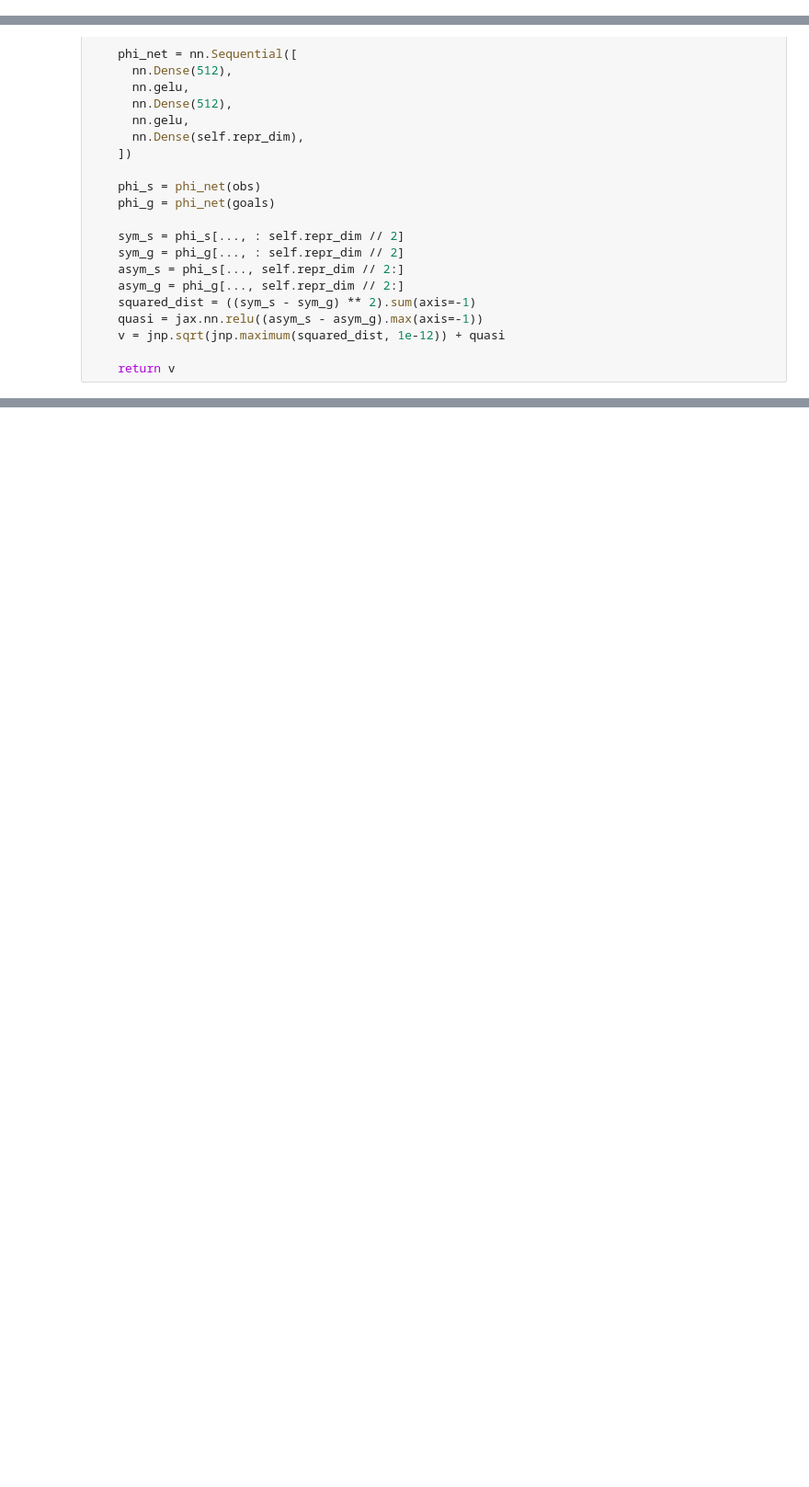
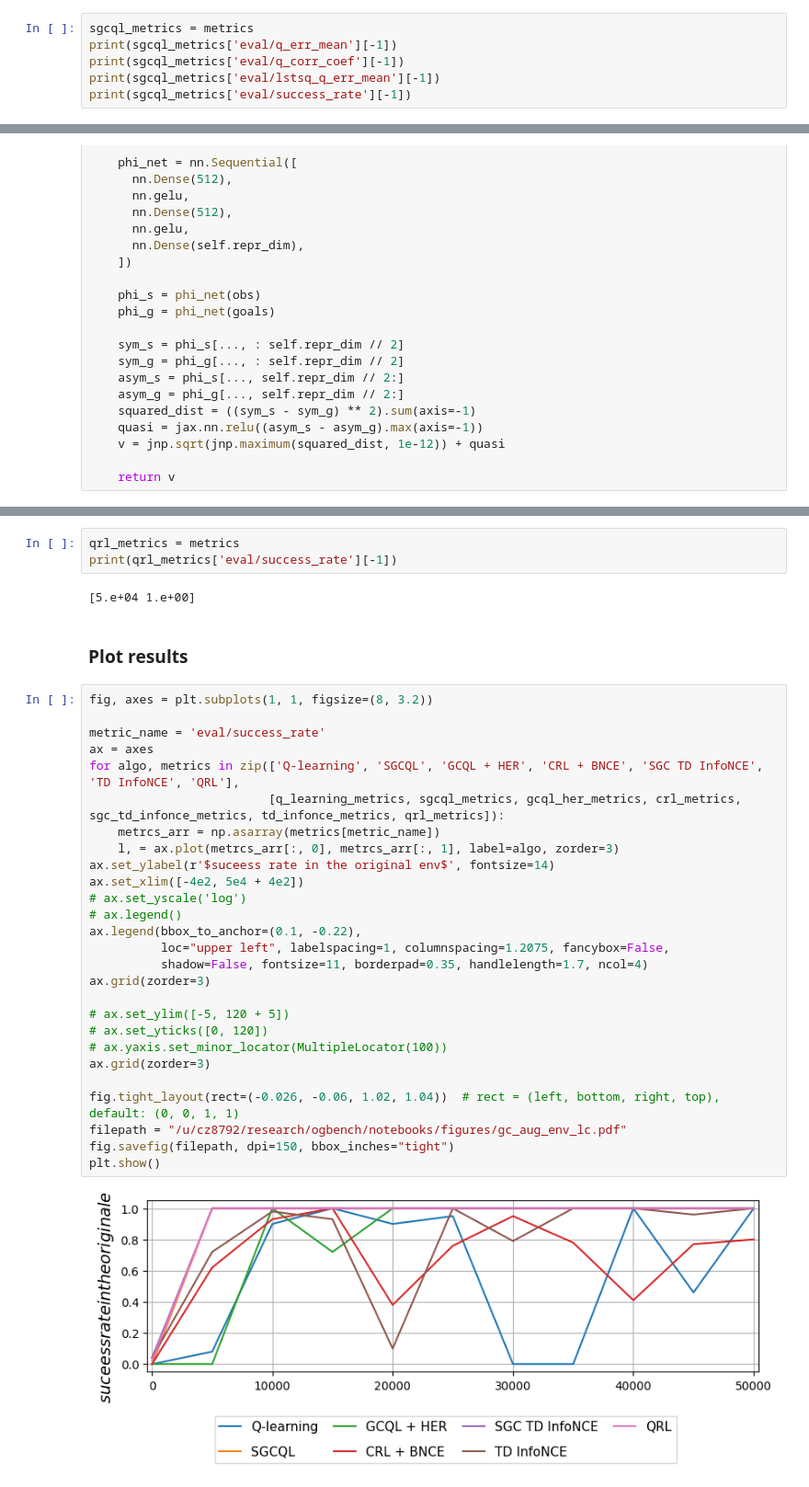
Before and after one commit to chongyi-zheng/ogbench, a Jupyter notebook: notebooks/mdp2gcmdp_CliffWalking.ipynb, the cells around one changed output, grey strips where cells are left out. Shown at 92% size. Drawn from its saved outputs; the diff is of its cells as text; blank space fills up the shorter version.

Commit message:
add gc cliffwalking figures

```diff
--- a/notebooks/mdp2gcmdp_CliffWalking.ipynb
+++ b/notebooks/mdp2gcmdp_CliffWalking.ipynb
@@ -960,0 +963,6 @@ for i in tqdm.trange(1, num_iterations + 1):
+# %%
+sgcql_metrics = metrics
+print(sgcql_metrics['eval/q_err_mean'][-1])
+print(sgcql_metrics['eval/q_corr_coef'][-1])
+print(sgcql_metrics['eval/lstsq_q_err_mean'][-1])
+print(sgcql_metrics['eval/success_rate'][-1])
@@ -2246,0 +2260,36 @@ for i in tqdm.trange(1, num_iterations + 1):
+# %%
+qrl_metrics = metrics
+print(qrl_metrics['eval/success_rate'][-1])
+# %% [output]
+[5.e+04 1.e+00]
+# %% [markdown]
+### Plot results
+# %%
+fig, axes = plt.subplots(1, 1, figsize=(8, 3.2))
+
+metric_name = 'eval/success_rate'
+ax = axes
+for algo, metrics in zip(['Q-learning', 'SGCQL', 'GCQL + HER', 'CRL + BNCE', 'SGC TD InfoNCE', 'TD InfoNCE', 'QRL'],
+                         [q_learning_metrics, sgcql_metrics, gcql_her_metrics, crl_metrics, sgc_td_infonce_metrics, td_infonce_metrics, qrl_metrics]):
+    metrcs_arr = np.asarray(metrics[metric_name])
+    l, = ax.plot(metrcs_arr[:, 0], metrcs_arr[:, 1], label=algo, zorder=3)
+ax.set_ylabel(r'$suceess rate in the original env$', fontsize=14)
+ax.set_xlim([-4e2, 5e4 + 4e2])
+# ax.set_yscale('log')
+# ax.legend()
+ax.legend(bbox_to_anchor=(0.1, -0.22),
+          loc="upper left", labelspacing=1, columnspacing=1.2075, fancybox=False,
+          shadow=False, fontsize=11, borderpad=0.35, handlelength=1.7, ncol=4)
+ax.grid(zorder=3)
+
+# ax.set_ylim([-5, 120 + 5])
+# ax.set_yticks([0, 120])
+# ax.yaxis.set_minor_locator(MultipleLocator(100))
+ax.grid(zorder=3)
+
+fig.tight_layout(rect=(-0.026, -0.06, 1.02, 1.04))  # rect = (left, bottom, right, top), default: (0, 0, 1, 1)
+filepath = "/u/cz8792/research/ogbench/notebooks/figures/gc_aug_env_lc.pdf"
+fig.savefig(filepath, dpi=150, bbox_inches="tight")
+plt.show()
+# %% [output]
+[figure, added]
```
Also changed, not shown: parts of 16 cells of this notebook, 1 other file.
